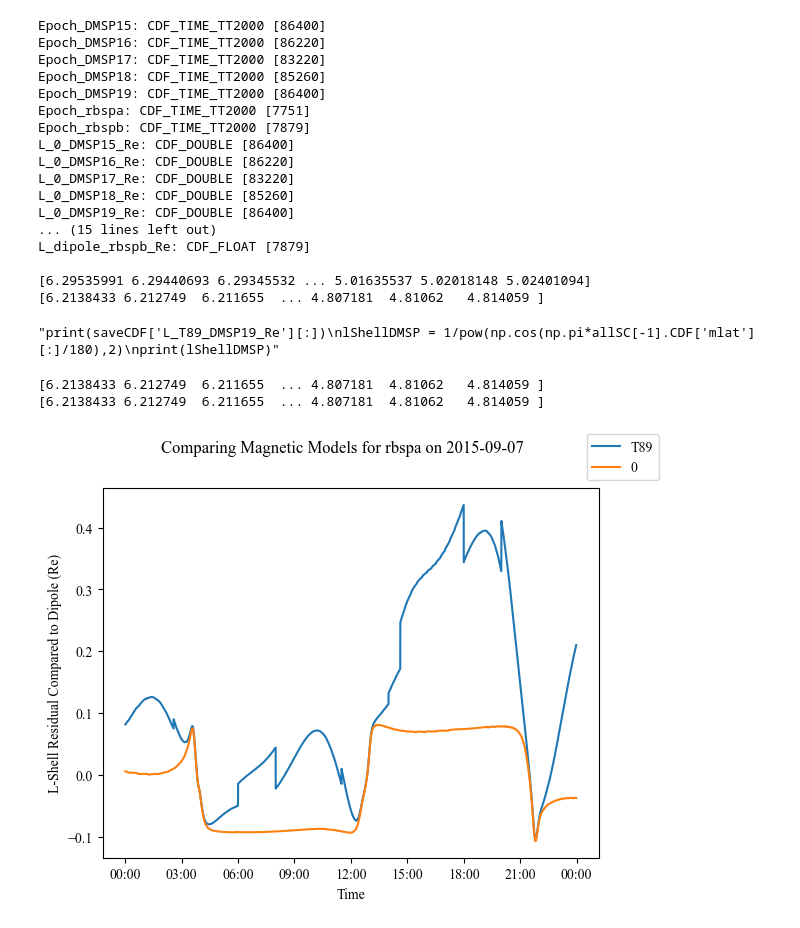
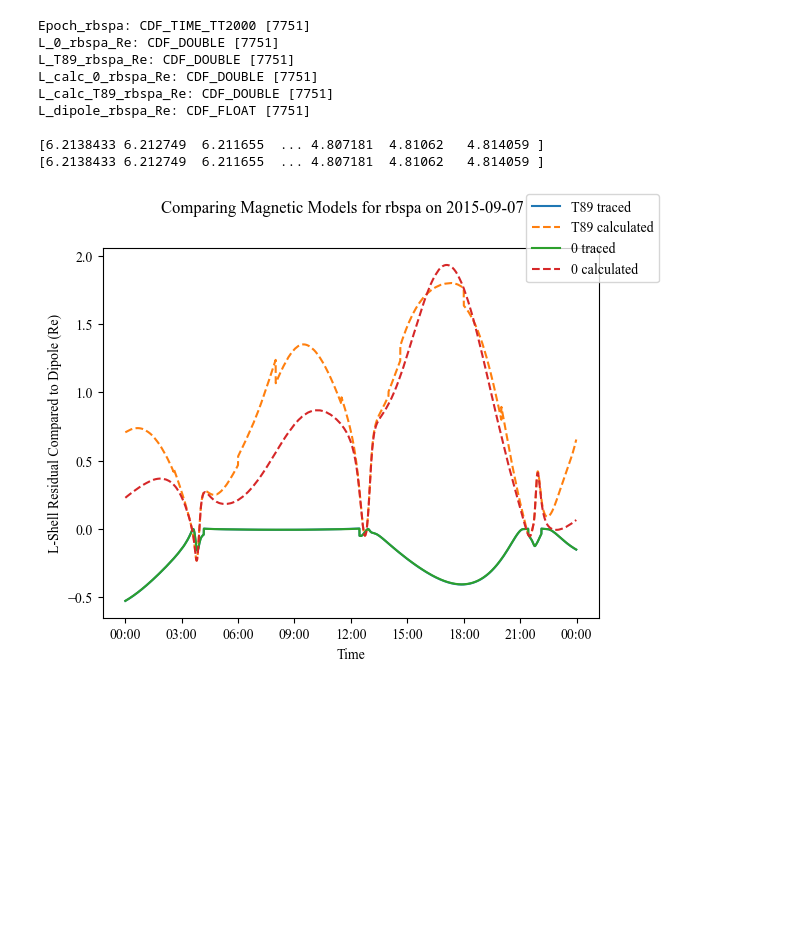
Before and after one commit to WilsonMoyer/Scale-Processing, a Jupyter notebook: L-Model Calculator.ipynb, the cells around one changed output. Cells and saved outputs as stored; diff of their text form; code cells hidden in the pictures; blank space fills up the shorter version.

Commit message:
Reintroduce full functionality of the L-shell tracing calculation, including plotting it against dipole and other tracing methods

```diff
--- a/L-Model Calculator.ipynb
+++ b/L-Model Calculator.ipynb
@@ -287,14 +237,0 @@ Bvec 1 xy heading: -124.19971955213714 degrees
-# %%
-fig = plt.figure()
-axis = fig.add_subplot(projection='3d')
-
-for i in range(0, len(fieldLines)):
-    fieldLines[i].plot()
-
-axis.set_aspect('equal')
-
-fig.suptitle(f'Tracing {models[1]} Field Line with Step Size {stepSize} Re From GEO position {str(np.round(positions[0], 2))} at time {times[0]}')
-axis.view_init(elev=10, azim=60, roll=0)
-
-
-axis.set(xlabel = 'GEO x (Re)', ylabel='GEO y (Re)', zlabel='GEO z (Re)')
@@ -306,41 +238,10 @@ axis.set(xlabel = 'GEO x (Re)', ylabel='GEO y (Re)', zlabel='GEO z (Re)')
-# %%
-"""
-# The remaining code is only for testing but must have a working L-shell to function
-saveCDF = pycdf.CDF(f'{saveDir}L_Data_{dateStringB}.cdf')
-# These remaining cells are for testing only
-
-print(f'{saveCDF}\n')
-
-# Tests rbspa lshell printing
-print(saveCDF['L_T89_rbspa_Re'][:])
-print(allSC[0].CDF['mlt_lshell_mlat'][:, 1])
-print('')
-"""
-# Tests DMSP19 lshell printing
-"""print(saveCDF['L_T89_DMSP19_Re'][:])
-lShellDMSP = 1/pow(np.cos(np.pi*allSC[-1].CDF['mlat'][:]/180),2)
-print(lShellDMSP)"""
-# %% [output]
-Epoch_DMSP15: CDF_TIME_TT2000 [86400]
-Epoch_DMSP16: CDF_TIME_TT2000 [86220]
-Epoch_DMSP17: CDF_TIME_TT2000 [83220]
-Epoch_DMSP18: CDF_TIME_TT2000 [85260]
-Epoch_DMSP19: CDF_TIME_TT2000 [86400]
-Epoch_rbspa: CDF_TIME_TT2000 [7751]
-Epoch_rbspb: CDF_TIME_TT2000 [7879]
-L_0_DMSP15_Re: CDF_DOUBLE [86400]
-L_0_DMSP16_Re: CDF_DOUBLE [86220]
-L_0_DMSP17_Re: CDF_DOUBLE [83220]
-L_0_DMSP18_Re: CDF_DOUBLE [85260]
-L_0_DMSP19_Re: CDF_DOUBLE [86400]
-... (15 lines left out)
-L_dipole_rbspb_Re: CDF_FLOAT [7879]
-
-[6.29535991 6.29440693 6.29345532 ... 5.01635537 5.02018148 5.02401094]
-[6.2138433 6.212749  6.211655  ... 4.807181  4.81062   4.814059 ]
-"print(saveCDF['L_T89_DMSP19_Re'][:])\nlShellDMSP = 1/pow(np.cos(np.pi*allSC[-1].CDF['mlat'][:]/180),2)\nprint(lShellDMSP)"
 # %%
-"""
+# The remaining code is only for testing
+saveCDF = pycdf.CDF(f'{saveDir}L_Data_{dateStringB}.cdf')
+# These remaining cells are for testing only
+
+print(f'{saveCDF}\n')
+
 # sets up the plot
 plt.rcParams['font.family'] = 'Times New Roman'
 
@@ -355,35 +256,40 @@ for theSC in allSC:
         dipoleL = theSC.CDF['mlt_lshell_mlat'][:, 1]
     else:
         dipoleL = 1/pow(np.cos(np.pi*theSC.CDF['mlat'][:]/180),2)
         plt.ylim((-6, 6))
         #axs.set_yscale('log')
 
-    print(dipoleL)
     dipoleL = saveCDF[f'L_dipole_{theSC.scName}_Re'][:]
-    print(dipoleL)
 
 
     for i in range(0, len(models)):
-        axs.plot(saveCDF[f'Epoch_{scName}'][:], saveCDF[f'L_{models[i]}_{theSC.scName}_Re'][:]-dipoleL, label=models[i])
+        axs.plot(saveCDF[f'Epoch_{scName}'][:], saveCDF[f'L_{models[i]}_{theSC.scName}_Re'][:]-dipoleL, label=f"{models[i]} traced")
+        axs.plot(saveCDF[f'Epoch_{scName}'][:], saveCDF[f'L_calc_{models[i]}_{theSC.scName}_Re'][:]-dipoleL, label=f"{models[i]} calculated", linestyle="--")
 
 
     #axs.plot(saveCDF[f'Epoch_{scName}'][:], dipoleL, label = "Dipole")
 
     axs.set(xlabel = 'Time', ylabel='L-Shell Residual Compared to Dipole (Re)')
 
     fig.legend()
 
     # %Y-%m-%d %H:%M:%S
     xfmt = md.DateFormatter('%H:%M')
     axs.xaxis.set_major_formatter(xfmt)
 
 
 
     plt.draw()
 
 saveCDF.close()
-"""
 # %% [output]
+Epoch_rbspa: CDF_TIME_TT2000 [7751]
+L_0_rbspa_Re: CDF_DOUBLE [7751]
+L_T89_rbspa_Re: CDF_DOUBLE [7751]
+L_calc_0_rbspa_Re: CDF_DOUBLE [7751]
+L_calc_T89_rbspa_Re: CDF_DOUBLE [7751]
+L_dipole_rbspa_Re: CDF_FLOAT [7751]
+
 [6.2138433 6.212749  6.211655  ... 4.807181  4.81062   4.814059 ]
 [6.2138433 6.212749  6.211655  ... 4.807181  4.81062   4.814059 ]
-[figure, old version]
+[figure, new version]
```
Also changed, not shown: parts of 4 cells of this notebook.
